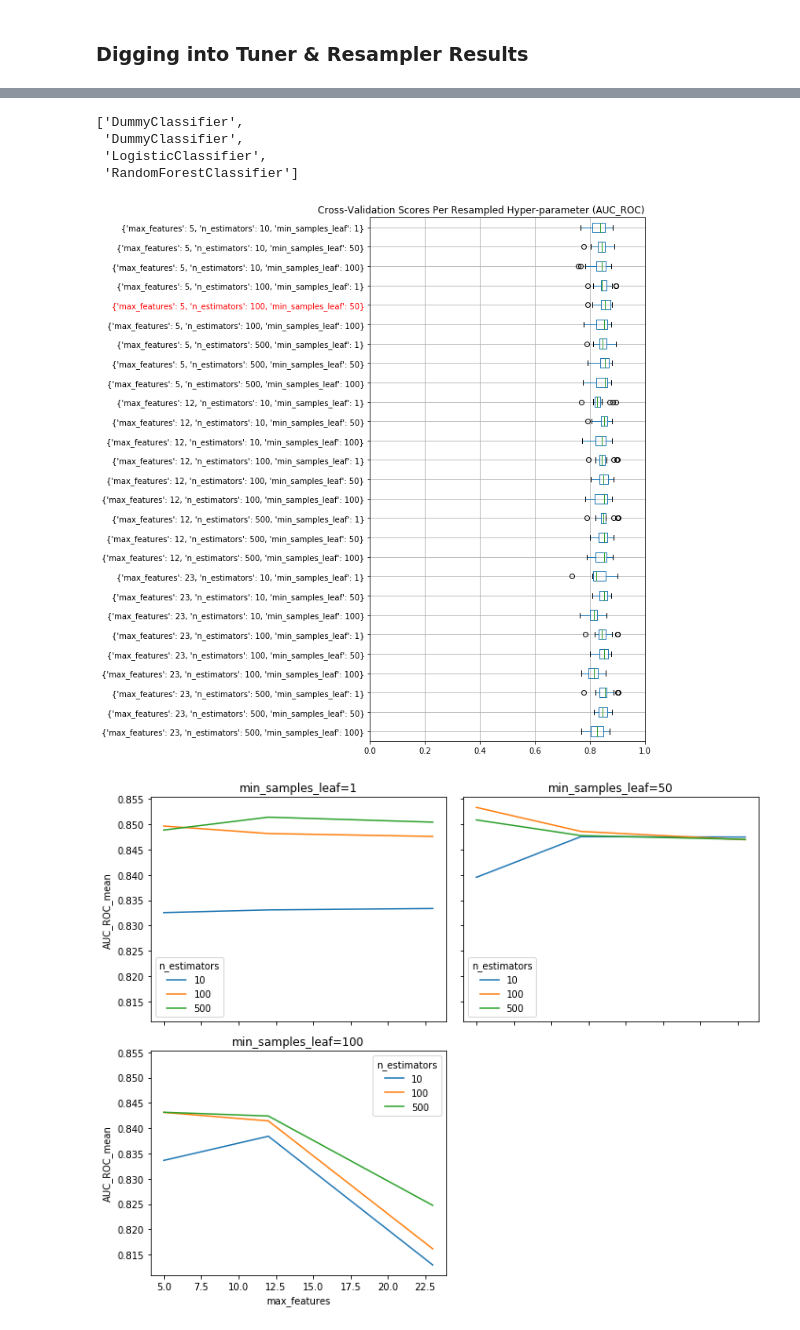
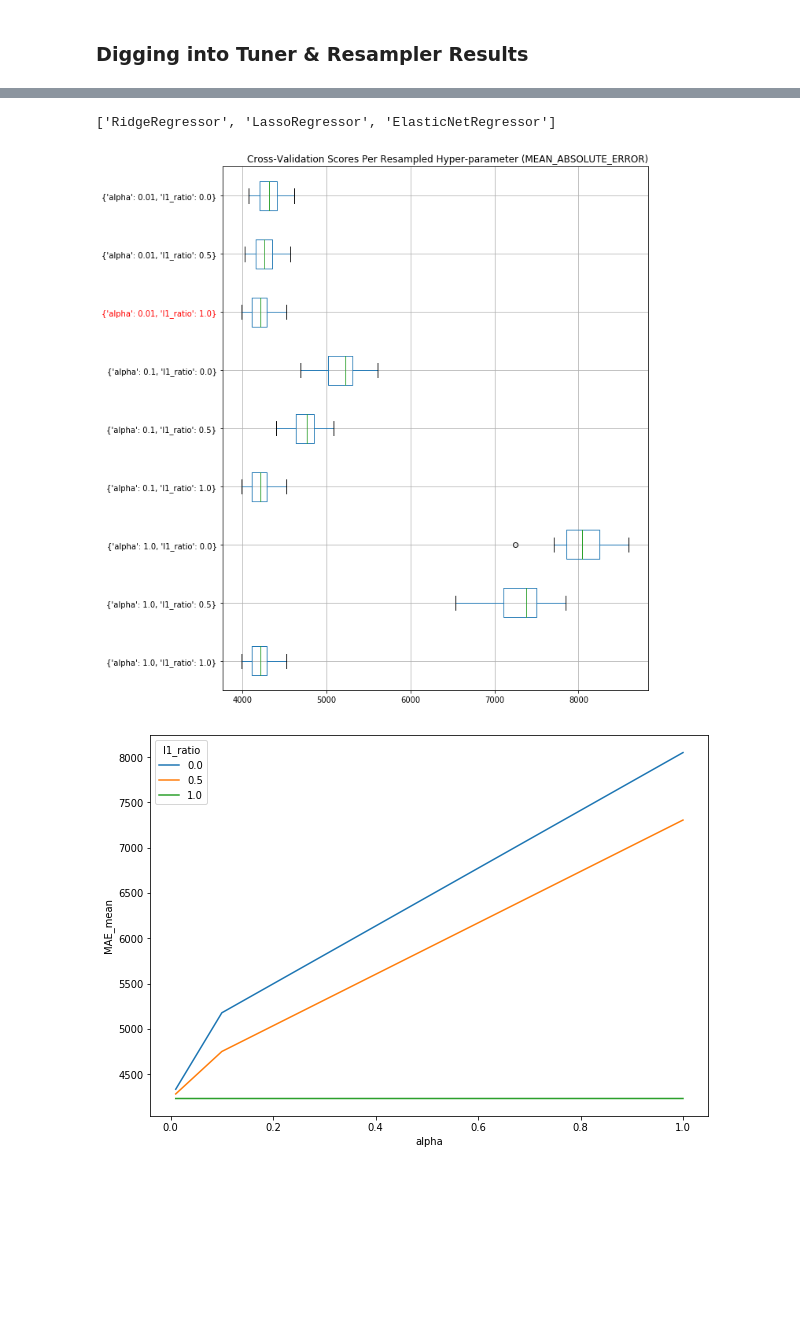
Before and after one commit to shane-kercheval/oo-learning, a Jupyter notebook: examples/regression-insurance/5-Searching.ipynb, the cells around one changed output, grey strips where cells are left out. Drawn from its saved outputs; the diff is of its cells as text; code cells hidden in the pictures; blank space fills up the shorter version.

Commit message:
Finished Regression jupyter notebook examples, #6

```diff
--- a/examples/regression-insurance/5-Searching.ipynb
+++ b/examples/regression-insurance/5-Searching.ipynb
@@ -108 +64,22 @@ infos = [ModelInfo(description='dummy_stratified',
+# %%
+# define the models and hyper-parameters that we want to search through
+infos = [ModelInfo(description='Ridge Regression',
+                   model=RidgeRegressor(),
+                   # transformations specific to this model
+                   transformations=None,
+                   hyper_params=RidgeRegressorHP(),
+                   hyper_params_grid=HyperParamsGrid(params_dict=dict(alpha=[0, 0.01, 0.1, 1]))),
+        ModelInfo(description='Lasso Regression',
+                   model=LassoRegressor(),
+                   # transformations specific to this model
+                   transformations=None,
+                   hyper_params=LassoRegressorHP(),
+                   hyper_params_grid=HyperParamsGrid(params_dict=dict(alpha=[0, 0.01, 0.1, 1]))),
+        ModelInfo(description='Elastic Net Regression',
+                   model=ElasticNetRegressor(),
+                   # transformations specific to this model
+                   transformations=None,
+                   hyper_params=ElasticNetRegressorHP(),
+                   hyper_params_grid=HyperParamsGrid(params_dict=dict(alpha=[0.01, 0.1, 1],
+                                                                      l1_ratio=[0, 0.5, 1])))]
 # %% [markdown]
@@ -175,3 +118,14 @@ searcher.search(data=explore.dataset, target_variable='Survived')
+# %%
+searcher = ModelSearcher(global_transformations=[DummyEncodeTransformer(CategoricalEncoding.DUMMY)],
+                         model_infos=infos,
+                         splitter=RegressionStratifiedDataSplitter(holdout_ratio=0.25),
+                         resampler_function=lambda m, mt: RepeatedCrossValidationResampler(
+                             model=m,
+                             transformations=mt,
+                             scores=[MaeScore(), RmseScore()],
+                             folds=5,
+                             repeats=3))
+searcher.search(data=explore.dataset, target_variable='expenses')
 # %% [markdown]
 ## Evaluate
 # %% [markdown]
@@ -241,21 +189,17 @@ Let's access the tuner results for the `Random Forest` model, and see how each h
 # %%
 searcher.results.model_names
 # %% [output]
-['DummyClassifier',
- 'DummyClassifier',
- 'LogisticClassifier',
- 'RandomForestClassifier']
+['RidgeRegressor', 'LassoRegressor', 'ElasticNetRegressor']
 # %%
-rf_tuner_results = searcher.results.tuner_results[3]
+en_tuner_results = searcher.results.tuner_results[2]
 # %%
-rf_tuner_results.plot_resampled_scores(metric=Metric.AUC_ROC)
+en_tuner_results.plot_resampled_scores(metric=Metric.MEAN_ABSOLUTE_ERROR)
 # %% [output]
-[figure, old version]
+[figure, new version]
 # %%
-rf_tuner_results.plot_hyper_params_profile(metric=Metric.AUC_ROC,
-                                           x_axis='max_features',
-                                           line='n_estimators',
-                                           grid='min_samples_leaf')
+en_tuner_results.plot_hyper_params_profile(metric=Metric.MEAN_ABSOLUTE_ERROR,
+                                           x_axis='alpha',
+                                           line='l1_ratio')
 # %% [output]
-[figure, old version]
+[figure, new version]
 # %%
```
Also changed, not shown: parts of 26 cells of this notebook, 4 other files.
